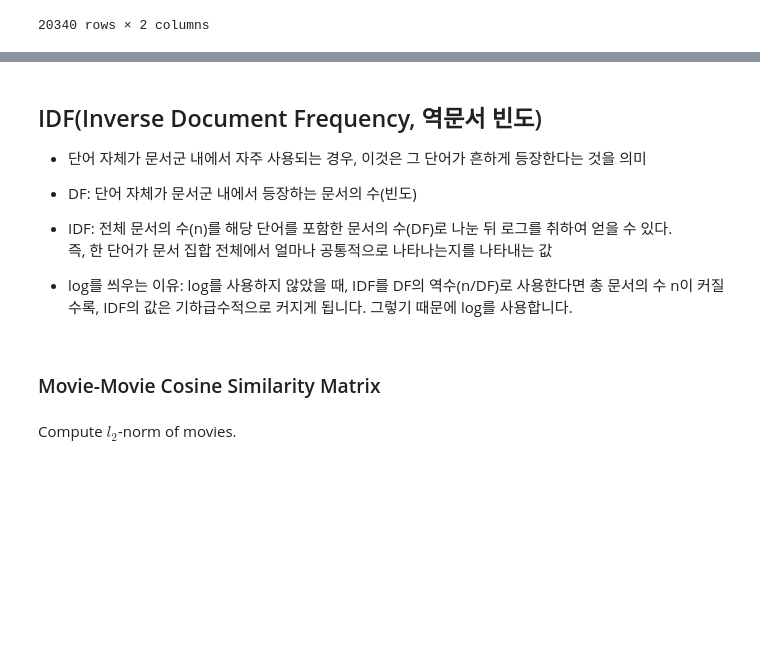
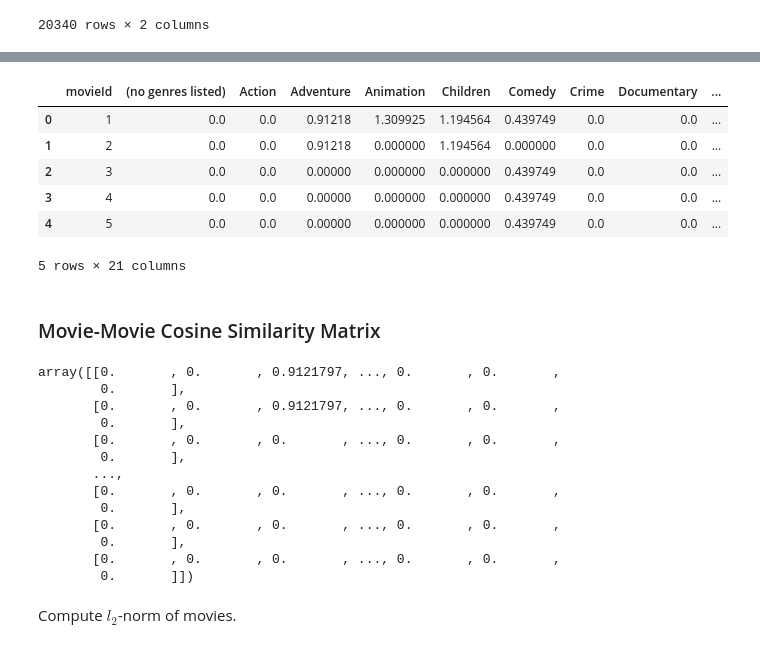
Before and after one commit to jinsuc28/RecSys, a Jupyter notebook: CB.ipynb, the cells around one changed output, grey strips where cells are left out. Cells and saved outputs as stored; diff of their text form; code cells hidden in the pictures; blank space fills up the shorter version.

```diff
--- a/CB.ipynb
+++ b/CB.ipynb
@@ -134,13 +167,31 @@ display(movieWeights)
-# %% [markdown]
-## IDF(Inverse Document Frequency, 역문서 빈도)
-- 단어 자체가 문서군 내에서 자주 사용되는 경우, 이것은 그 단어가 흔하게 등장한다는 것을 의미
-- DF: 단어 자체가 문서군 내에서 등장하는 문서의 수(빈도)
-- IDF: 전체 문서의 수(n)를 해당 단어를 포함한 문서의 수(DF)로 나눈 뒤 로그를 취하여 얻을 수 있다.
-즉, 한 단어가 문서 집합 전체에서 얼마나 공통적으로 나타나는지를 나타내는 값
-
-- log를 씌우는 이유: log를 사용하지 않았을 때, IDF를 DF의 역수(n/DF)로 사용한다면 총 문서의 수 n이 커질 수록, IDF의 값은 기하급수적으로 커지게 됩니다. 그렇기 때문에 log를 사용합니다.
+# %%
+movieWeights.head()
+# %% [output]
+|  | movieId | (no genres listed) | Action | Adventure | Animation | Children | Comedy | Crime | Documentary | ... |
+| 0 | 1 | 0.0 | 0.0 | 0.91218 | 1.309925 | 1.194564 | 0.439749 | 0.0 | 0.0 | ... |
+| 1 | 2 | 0.0 | 0.0 | 0.91218 | 0.000000 | 1.194564 | 0.000000 | 0.0 | 0.0 | ... |
+| 2 | 3 | 0.0 | 0.0 | 0.00000 | 0.000000 | 0.000000 | 0.439749 | 0.0 | 0.0 | ... |
+| 3 | 4 | 0.0 | 0.0 | 0.00000 | 0.000000 | 0.000000 | 0.439749 | 0.0 | 0.0 | ... |
+| 4 | 5 | 0.0 | 0.0 | 0.00000 | 0.000000 | 0.000000 | 0.439749 | 0.0 | 0.0 | ... |
+5 rows × 21 columns
 # %% [markdown]
 ### Movie-Movie Cosine Similarity Matrix
+# %%
+movieWeights.iloc[:,1:].values
+# %% [output]
+array([[0.       , 0.       , 0.9121797, ..., 0.       , 0.       ,
+        0.       ],
+       [0.       , 0.       , 0.9121797, ..., 0.       , 0.       ,
+        0.       ],
+       [0.       , 0.       , 0.       , ..., 0.       , 0.       ,
+        0.       ],
+       ...,
+       [0.       , 0.       , 0.       , ..., 0.       , 0.       ,
+        0.       ],
+       [0.       , 0.       , 0.       , ..., 0.       , 0.       ,
+        0.       ],
+       [0.       , 0.       , 0.       , ..., 0.       , 0.       ,
+        0.       ]])
 # %% [markdown]
 Compute $l_2$-norm of movies.
 # %%
```
Also changed, not shown: parts of 33 cells of this notebook.
